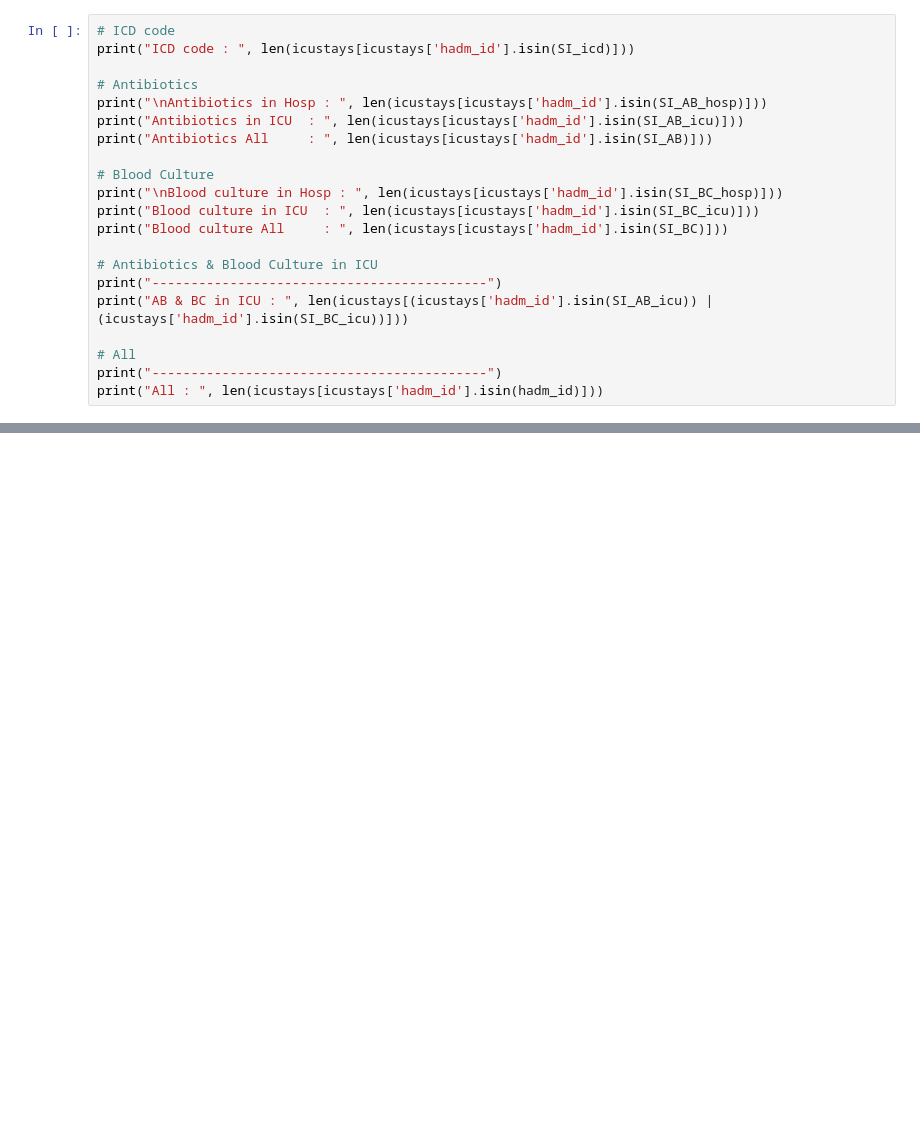
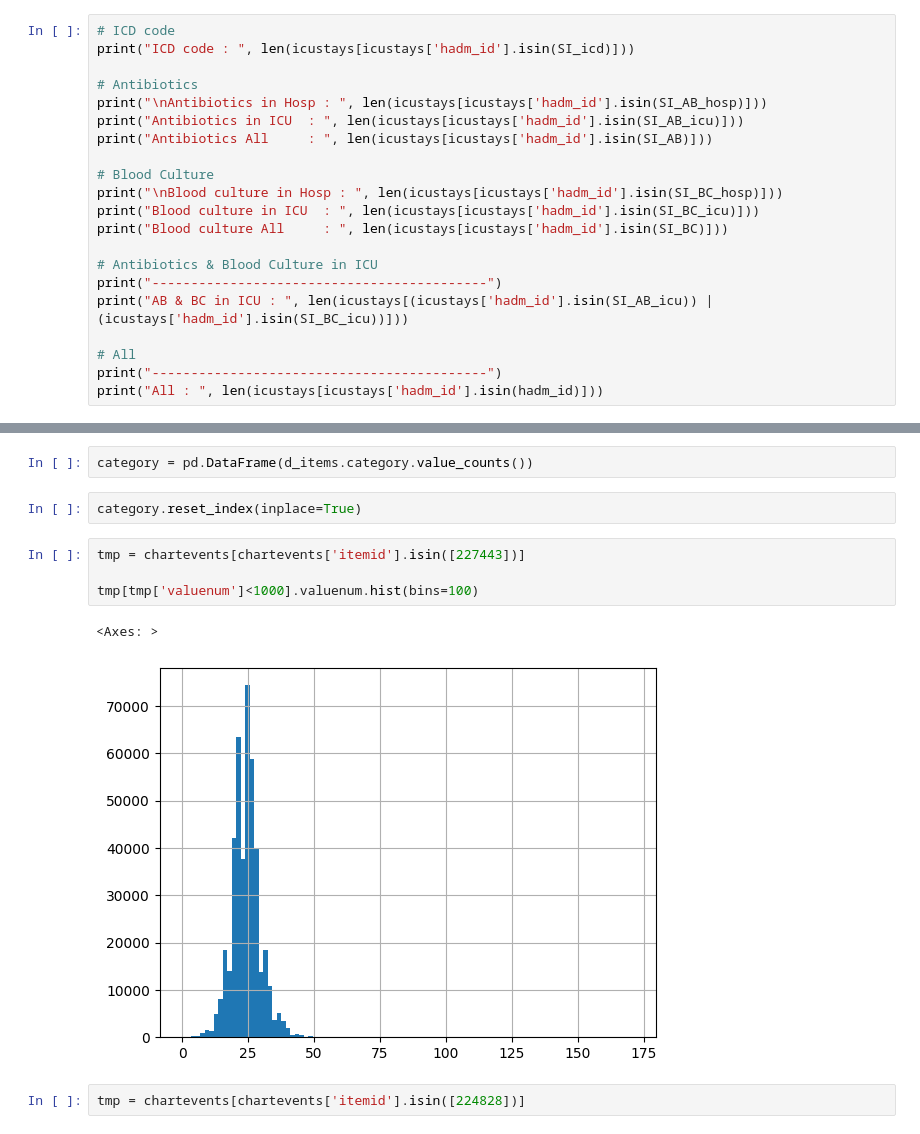
Before and after one commit to cyp-ark/RL-AIAKI, a Jupyter notebook: code/1_EDA.ipynb, the cells around one changed output, grey strips where cells are left out. Cells and saved outputs as stored; diff of their text form; blank space fills up the shorter version.

```diff
--- a/code/1_EDA.ipynb
+++ b/code/1_EDA.ipynb
@@ -581,0 +689,13 @@ print("All : ", len(icustays[icustays['hadm_id'].isin(hadm_id)]))
+# %%
+category = pd.DataFrame(d_items.category.value_counts())
+# %%
+category.reset_index(inplace=True)
+# %%
+tmp = chartevents[chartevents['itemid'].isin([227443])]
+
+tmp[tmp['valuenum']<1000].valuenum.hist(bins=100)
+# %% [output]
+<Axes: >
+[figure, added]
+# %%
+tmp = chartevents[chartevents['itemid'].isin([224828])]
```
Also changed, not shown: parts of 13 cells of this notebook, 3 other files.
